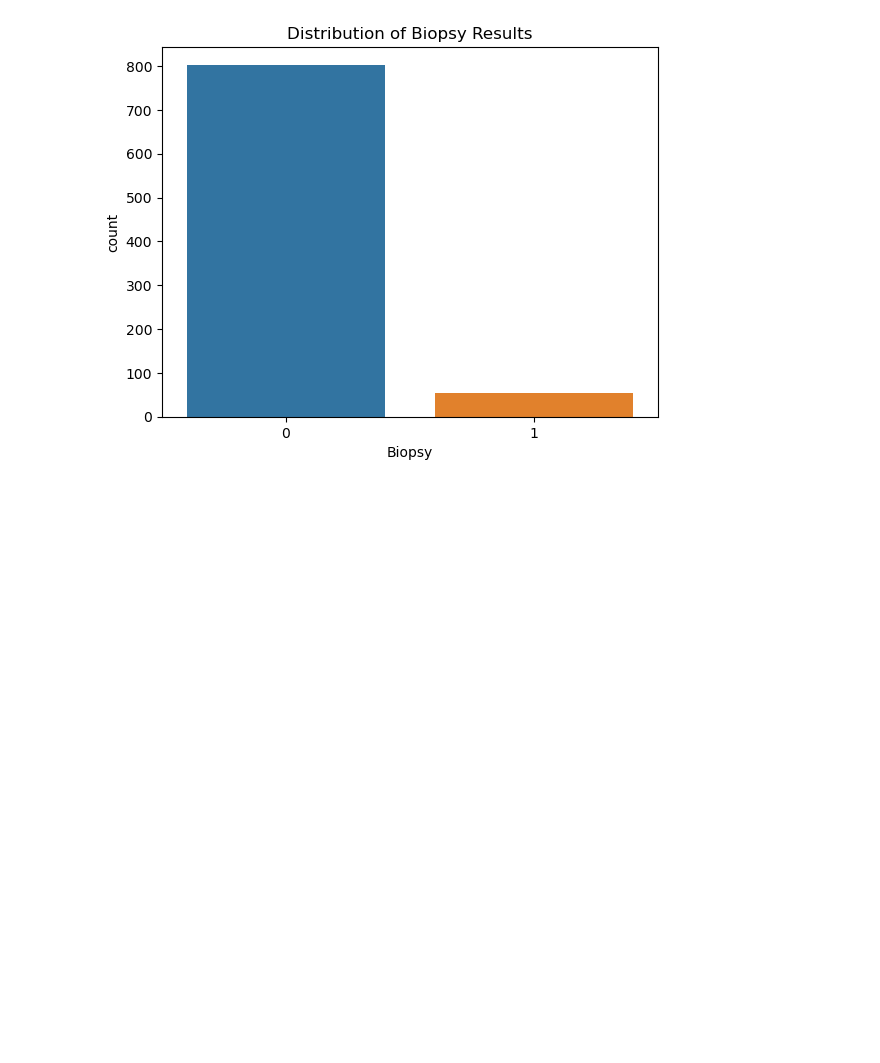
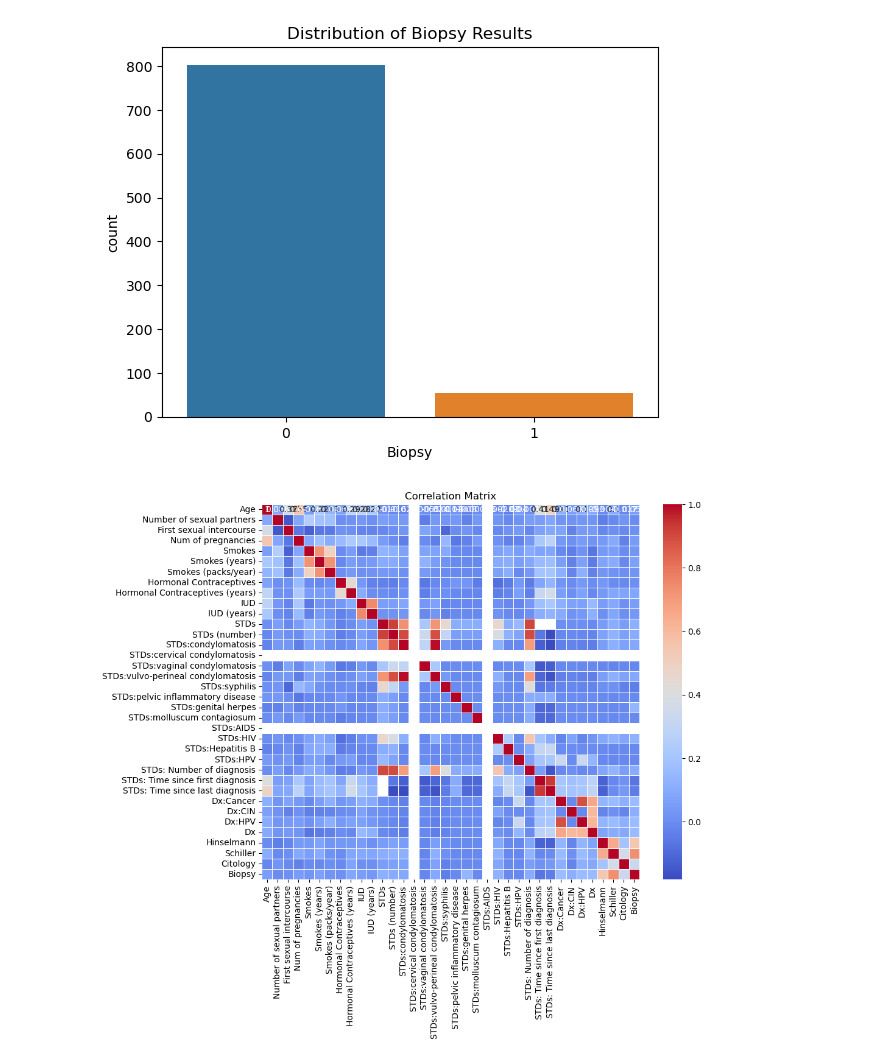
Before and after one commit to omoladd/cervical-cancer_prediction, a Jupyter notebook: cervical_prediction.ipynb, the cells around one changed output. Saved outputs shown, nothing was run; the diff lists cells and outputs as text; code cells hidden in the pictures; blank space fills up the shorter version.

```diff
--- a/cervical_prediction.ipynb
+++ b/cervical_prediction.ipynb
@@ -116,0 +59,7 @@ dtype: int64
+# %%
+# determining the null vlaues and handling "?"
+
+df.replace('?', np.nan)
+df = df.apply(pd.to_numeric, errors='coerce')
+
+df.isnull().sum()
@@ -132,8 +91,0 @@ df[numerical_columns] = df[numerical_columns].fillna(df[numerical_columns].media
-# %%
-# Filling numerical columns with mode
-categorical_columns = ['Hormonal Contraceptives', 'IUD', 'STDs', 'STDs:condylomatosis', 'STDs:cervical condylomatosis',
-                       'STDs:vaginal condylomatosis', 'STDs:vulvo-perineal condylomatosis', 'STDs:syphilis',
-                       'STDs:pelvic inflammatory disease', 'STDs:genital herpes', 'STDs:molluscum contagiosum',
-                       'STDs:AIDS', 'STDs:HIV', 'STDs:Hepatitis B', 'STDs:HPV']
-
-df[categorical_columns] = df[categorical_columns].apply(lambda x: x.fillna(x.mode()[0]))
@@ -167,3 +104,15 @@ plt.title('Distribution of Biopsy Results')
 plt.show()
 # %% [output]
 [figure]
+# %%
+#  Correlation Matrix Plot
+
+correlation_matrix = df.corr()
+
+# Visualizing the correlation matrix
+plt.figure(figsize=(10, 8))
+sns.heatmap(correlation_matrix, annot=True, cmap='coolwarm', linewidths=0.5)
+plt.title('Correlation Matrix')
+plt.show()
+# %% [output]
+[figure, added]
```
Also changed, not shown: parts of 30 cells of this notebook.
